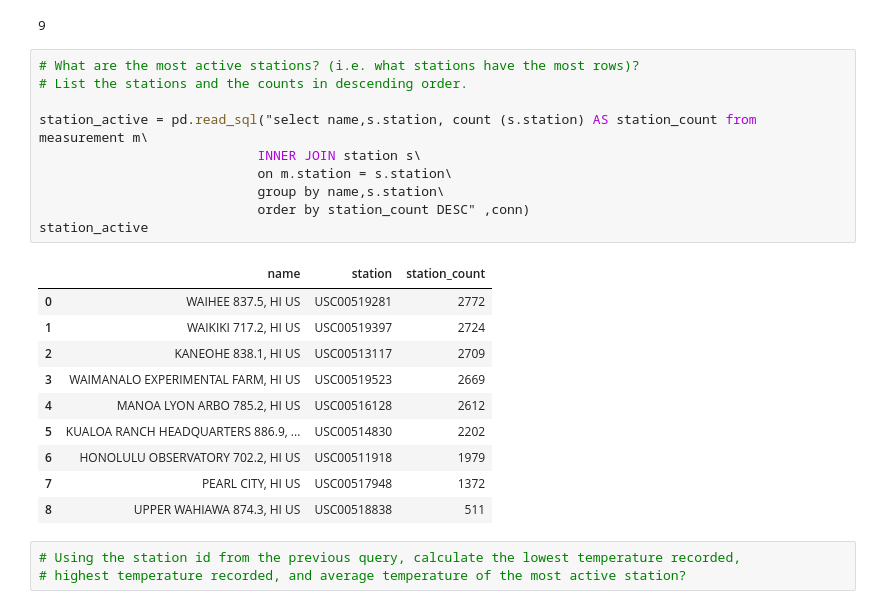
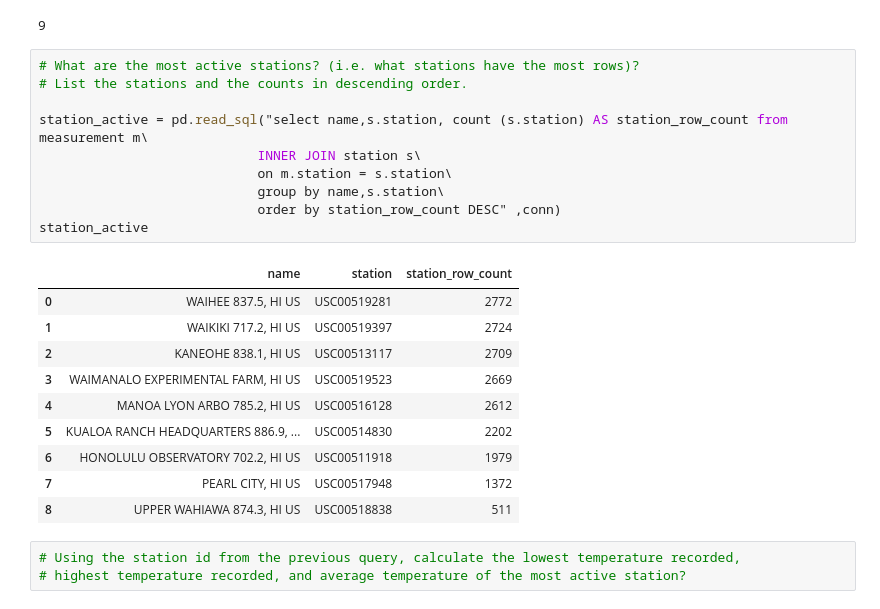
Before and after one commit to Nickoranteng/Climate-Analysis-and-Exploration, a Jupyter notebook: 02-Case-Assignment/climate_starter.ipynb, the cells around one changed output. Drawn from its saved outputs; the diff is of its cells as text.

```diff
--- a/02-Case-Assignment/climate_starter.ipynb
+++ b/02-Case-Assignment/climate_starter.ipynb
@@ -122,15 +119,15 @@ stationcount
 # %%
 # What are the most active stations? (i.e. what stations have the most rows)?
 # List the stations and the counts in descending order.
 
-station_active = pd.read_sql("select name,s.station, count (s.station) AS station_count from measurement m\
+station_active = pd.read_sql("select name,s.station, count (s.station) AS station_row_count from measurement m\
                             INNER JOIN station s\
                             on m.station = s.station\
                             group by name,s.station\
-                            order by station_count DESC" ,conn)
+                            order by station_row_count DESC" ,conn)
 station_active
 # %% [output]
-|  | name | station | station_count |
+|  | name | station | station_row_count |
 | 0 | WAIHEE 837.5, HI US | USC00519281 | 2772 |
 | 1 | WAIKIKI 717.2, HI US | USC00519397 | 2724 |
 | 2 | KANEOHE 838.1, HI US | USC00513117 | 2709 |
```
Also changed, not shown: parts of 3 cells of this notebook.
